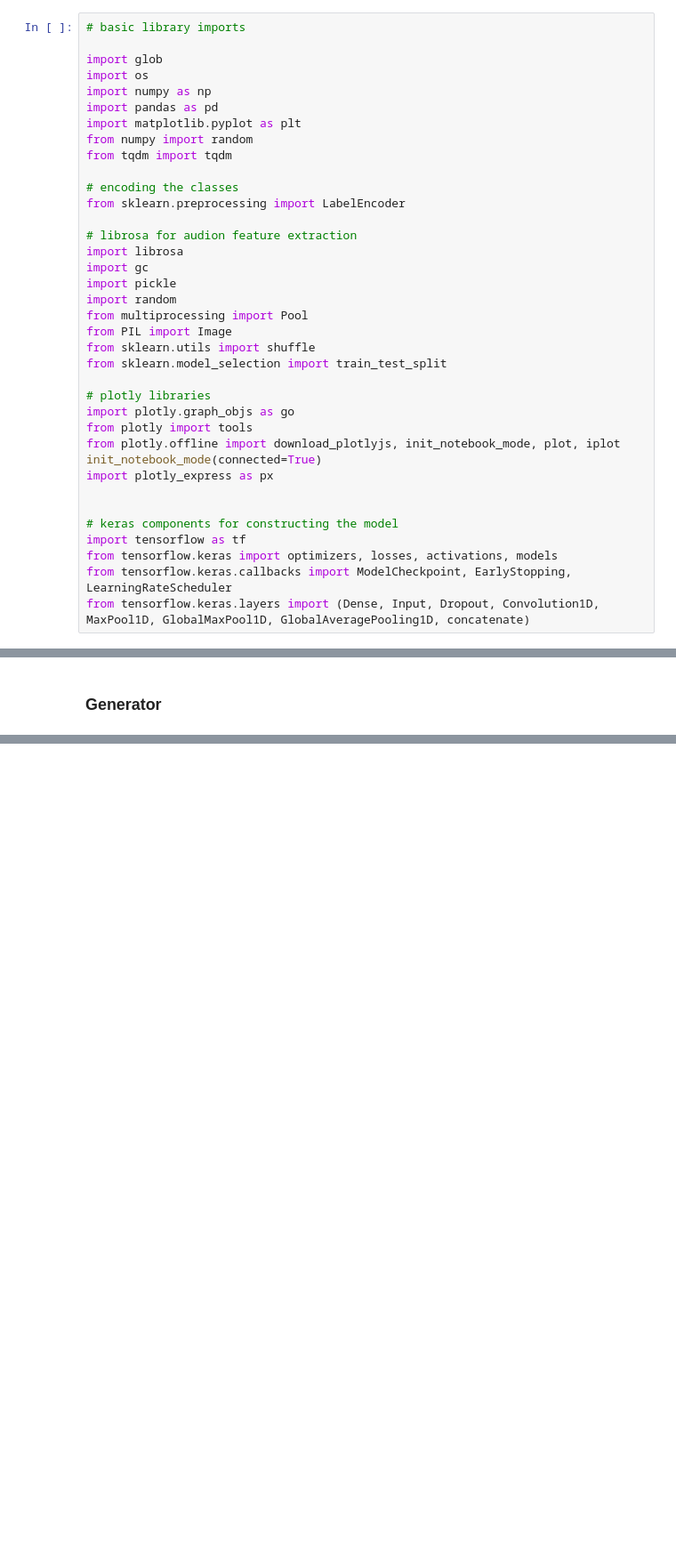
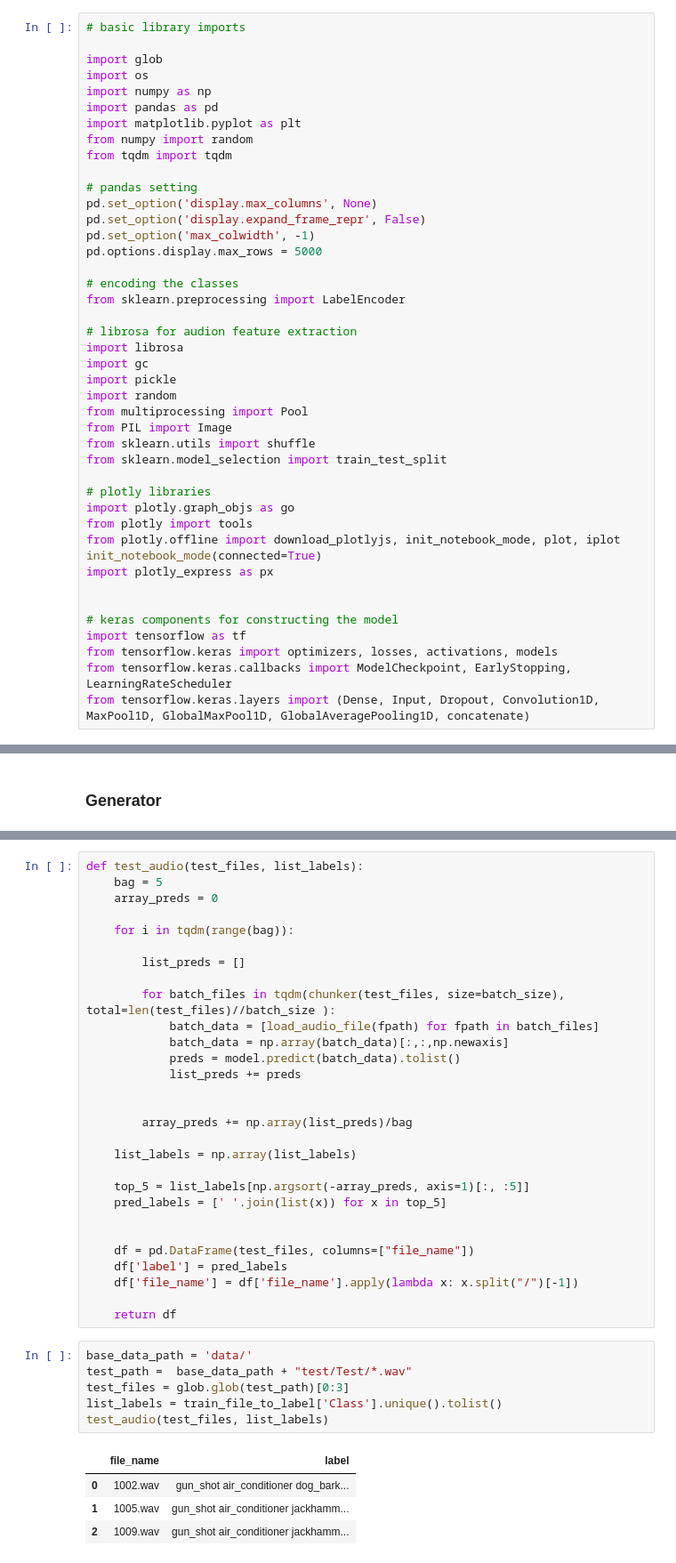
Before and after one commit to rednafi/urban-sound-classification, a Jupyter notebook: sound-classification-1d-cnn.ipynb, the cells around one changed output, grey strips where cells are left out. Shown at 89% size. Cells and saved outputs as stored; diff of their text form; blank space fills up the shorter version.

Commit message:
completed baseline 1d cnn model

```diff
--- a/sound-classification-1d-cnn.ipynb
+++ b/sound-classification-1d-cnn.ipynb
@@ -8,6 +8,12 @@ import pandas as pd
 import matplotlib.pyplot as plt
 from numpy import random
 from tqdm import tqdm
+
+# pandas setting
+pd.set_option('display.max_columns', None)
+pd.set_option('display.expand_frame_repr', False)
+pd.set_option('max_colwidth', -1)
+pd.options.display.max_rows = 5000
 
 # encoding the classes
 from sklearn.preprocessing import LabelEncoder
@@ -281,0 +282,40 @@ shuffle(a,b)
+# %%
+def test_audio(test_files, list_labels):
+    bag = 5
+    array_preds = 0
+
+    for i in tqdm(range(bag)):
+
+        list_preds = []
+
+        for batch_files in tqdm(chunker(test_files, size=batch_size), total=len(test_files)//batch_size ):
+            batch_data = [load_audio_file(fpath) for fpath in batch_files]
+            batch_data = np.array(batch_data)[:,:,np.newaxis]
+            preds = model.predict(batch_data).tolist()
+            list_preds += preds
+
+
+        array_preds += np.array(list_preds)/bag
+
+    list_labels = np.array(list_labels)
+
+    top_5 = list_labels[np.argsort(-array_preds, axis=1)[:, :5]]
+    pred_labels = [' '.join(list(x)) for x in top_5]
+
+
+    df = pd.DataFrame(test_files, columns=["file_name"])
+    df['label'] = pred_labels
+    df['file_name'] = df['file_name'].apply(lambda x: x.split("/")[-1])
+
+    return df
+# %%
+base_data_path = 'data/'
+test_path =  base_data_path + "test/Test/*.wav"
+test_files = glob.glob(test_path)[0:3]
+list_labels = train_file_to_label['Class'].unique().tolist()
+test_audio(test_files, list_labels)
+# %% [output]
+|  | file_name | label |
+| 0 | 1002.wav | gun_shot air_conditioner dog_bark... |
+| 1 | 1005.wav | gun_shot air_conditioner jackhamm... |
+| 2 | 1009.wav | gun_shot air_conditioner jackhamm... |
```
Also changed, not shown: parts of 8 cells of this notebook, 5 other files.
